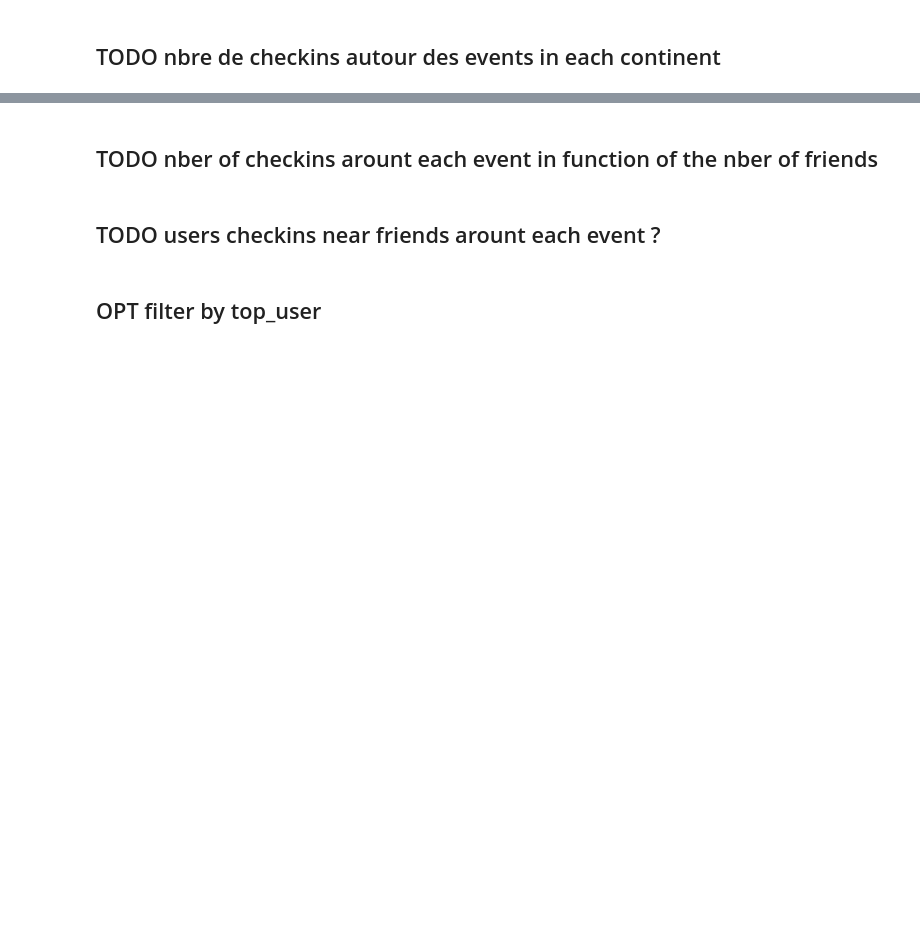
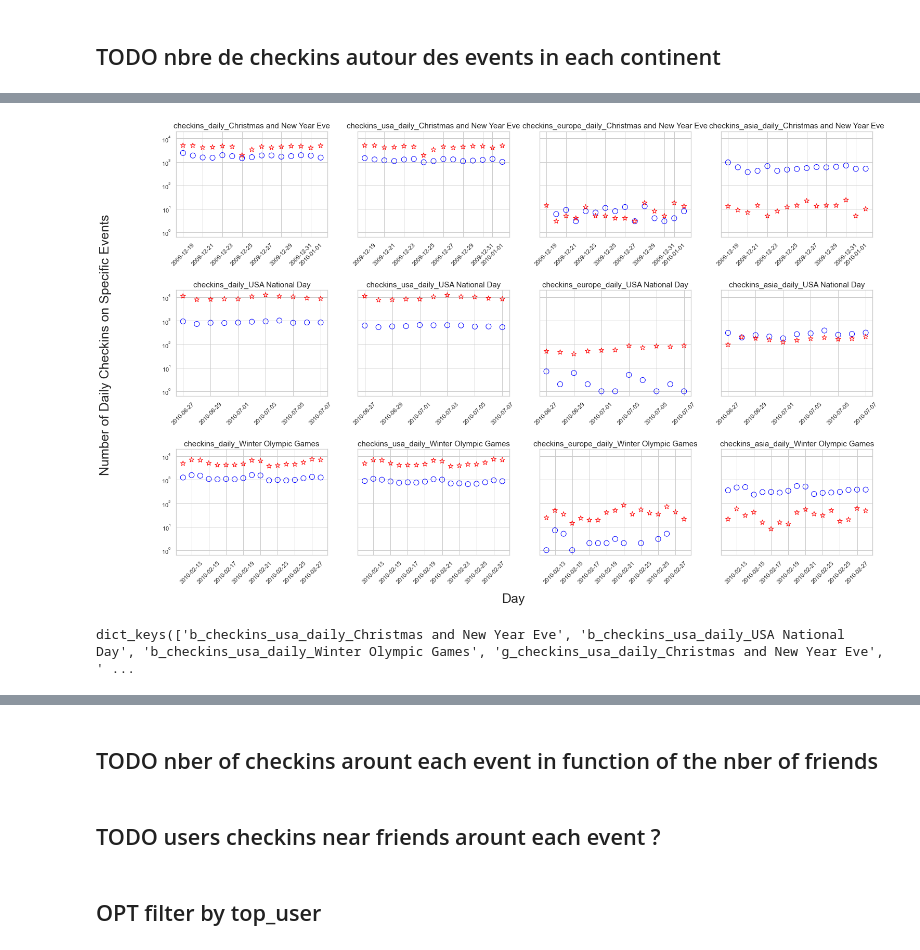
Before and after one commit to epfl-ada/ada-2020-project-milestone-p3-p3_bcd, a Jupyter notebook: Creative extension.ipynb, the cells around one changed output, grey strips where cells are left out. Saved outputs shown, nothing was run; the diff lists cells and outputs as text; code cells hidden in the pictures; blank space fills up the shorter version.

```diff
--- a/Creative extension.ipynb
+++ b/Creative extension.ipynb
@@ -615,2 +680,15 @@ plt.subplots_adjust(hspace = 0.5, wspace = 0.4)
 # %% [markdown]
 ## TODO nbre de checkins autour des events in each continent
+# %%
+def filter_event_days(event, checkins):
+    return checkins[(checkins.checkin_day <= utc.localize(event['end'])) &
+                                         (checkins.checkin_day >= utc.localize(event['beginning']))]
+
+dict_checkins_daily_events = dict()
+
+def add_items_to_dict(df, df_name):
+    for idx, event in events.iterrows():
+        dict_checkins_daily_events[str(df_name)+'_'+ str(event['name'])] = filter_event_days(event, df)
+
+for df_name, df in dict_checkins_daily.items():
+    add_items_to_dict(df, df_name)
@@ -616,0 +701,39 @@ plt.subplots_adjust(hspace = 0.5, wspace = 0.4)
+# %%
+fig, axs = plt.subplots(3,4, figsize=(6*4, 3*5), sharey=True)
+
+for i, (name, df) in enumerate(dict_checkins_daily_events.items()):
+
+    if(i<12):
+        axs[i%3, i//3].scatter(x=df['checkin_day'], y=df['checkin_count'],marker='o',
+                               label = 'Brightkite', s=100, facecolors='none', edgecolors='blue')
+        axs[i%3, i//3].set_title(name[2:], size=15)
+        #sns.histplot(x=df['checkin_day'], y=df['checkin_count'], ax = axs[i%3, i//4],bins = len(df), label = 'Brightkite', color='blue')
+    else:
+        j = i-12
+        axs[j%3, j//3].scatter(x=df['checkin_day'], y=df['checkin_count'],marker='*',
+                               label = 'Gowalla', s=100, facecolors='none', edgecolors='red')
+        #sns.histplot(x=df['checkin_day'], y=df['checkin_count'], ax = axs[j%3, j//4],bins = len(df), label = 'Gowalla', color = 'red'
+        plt.setp(axs[j%3, j//3].get_xticklabels(), Rotation=45)
+        axs[j%3, j//3].set_yscale('log')
+
+
+fig.text(0.5, 0.04, 'Day', ha='center', size=25)
+fig.text(0.04, 0.5, 'Number of Daily Checkins on Specific Events', va='center', rotation='vertical', size=25)
+plt.subplots_adjust(hspace = 0.5, wspace = 0.2)
+# %% [output]
+[figure, added]
+# %%
+def filter_dict(dict, callback_fucn):
+    newDict = dict()
+    # Iterate over all the items in dictionary
+    for (key, value) in dictObj.items():
+        # Check if item satisfies the given condition then add to new dict
+        if callback((key, value)):
+            newDict[key] = value
+    return newDict
+
+dict_checkins_USA_daily_events = dict(filter(lambda elem: 'usa' in elem[0], dict_checkins_daily_events.items()))
+
+dict_checkins_USA_daily_events.keys()
+# %% [output]
+dict_keys(['b_checkins_usa_daily_Christmas and New Year Eve', 'b_checkins_usa_daily_USA National Day', 'b_checkins_usa_daily_Winter Olympic Games', 'g_checkins_usa_daily_Christmas and New Year Eve', ' ...
```
Also changed, not shown: parts of 16 cells of this notebook, 2 other files.
